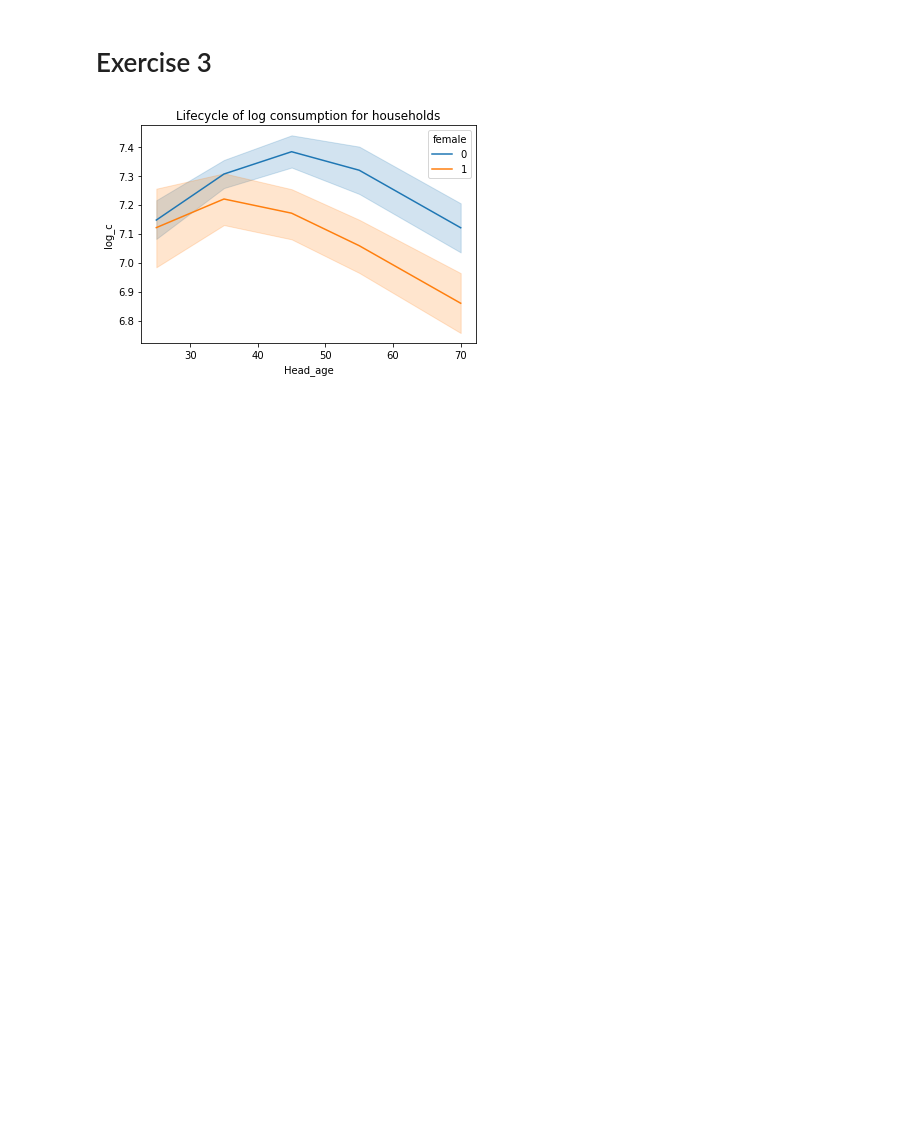
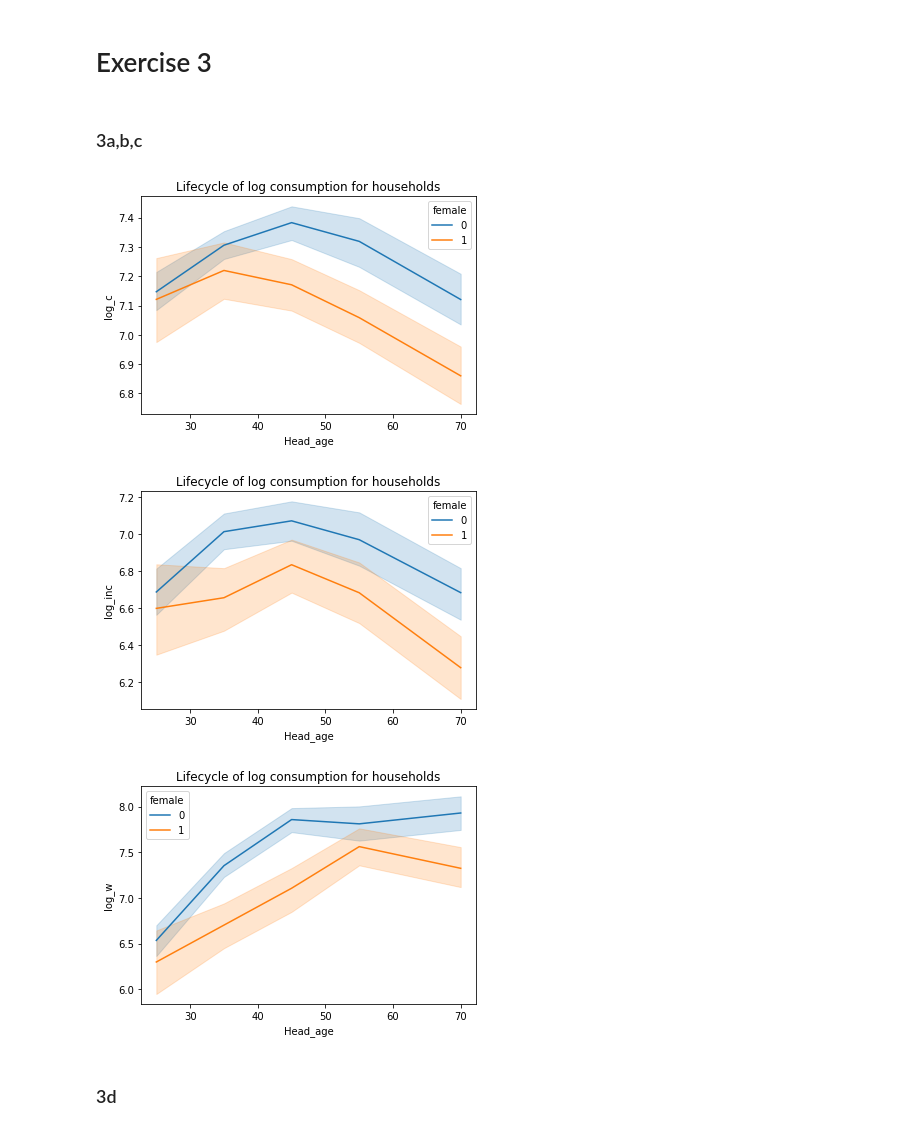
Before and after one commit to ArifShahrin/EconsProgramming, a Jupyter notebook: PS2/PS2_AS.ipynb, the cells around one changed output. Cells and saved outputs as stored; diff of their text form; code cells hidden in the pictures; blank space fills up the shorter version.

```diff
--- a/PS2/PS2_AS.ipynb
+++ b/PS2/PS2_AS.ipynb
@@ -402,34 +402,39 @@ the share of the wealth that the top 0.01 holds is 0.0703681753728271
 ### 2h
 # %% [markdown]
 # Exercise 3
+# %% [markdown]
+### 3a,b,c
 # %%
 # Drop extreme values (too few observations to get means within age)
 df1 = df1[df1['head_age'] < 80]
 df1 = df1[df1['head_age'] > 18]
 
 #To smooth the lines, group the ages in bins
 bins = [18, 30, 40, 50, 60, 80]
 labels = [25, 35, 45, 55, 70]
 df1['age_bins'] = pd.cut(df1['head_age'],bins=bins, labels=labels)
 
 #3a
 #Then, using seaborn lineplot with the argument hue=’female’,
 # or any other variable to distinguish the gender of the head,
 #  a. Plot the lifecycle of the log of consumption for households
 #  where the head is male and for households where the head is female.
 
 #the  argument is to differentiate between different categories
 
+#plot x =  age , y = log_[i]
 
-#make sure the dimensions add up using shape
-#plot x =  age , y = log_c
+l1 = ['log_c','log_inc','log_w']
 
-sns.lineplot(x=df1['age_bins'], y='log_c', hue="female", data=df1)
-plt.title("Lifecycle of log consumption for households")
-plt.xlabel("Head_age")
-plt.ylabel("log_c")
-plt.show()
-
-#a,b,c can be done better with a for loop
+for i in range(0,3):
+    sns.lineplot(x=df1['age_bins'], y=l1[i], hue="female", data=df1)
+    plt.title("Lifecycle of log consumption for households")
+    plt.xlabel("Head_age")
+    plt.ylabel(l1[i])
+    plt.show()
 # %% [output]
 [figure]
+[figure, added]
+[figure, added]
+# %% [markdown]
+### 3d
```
